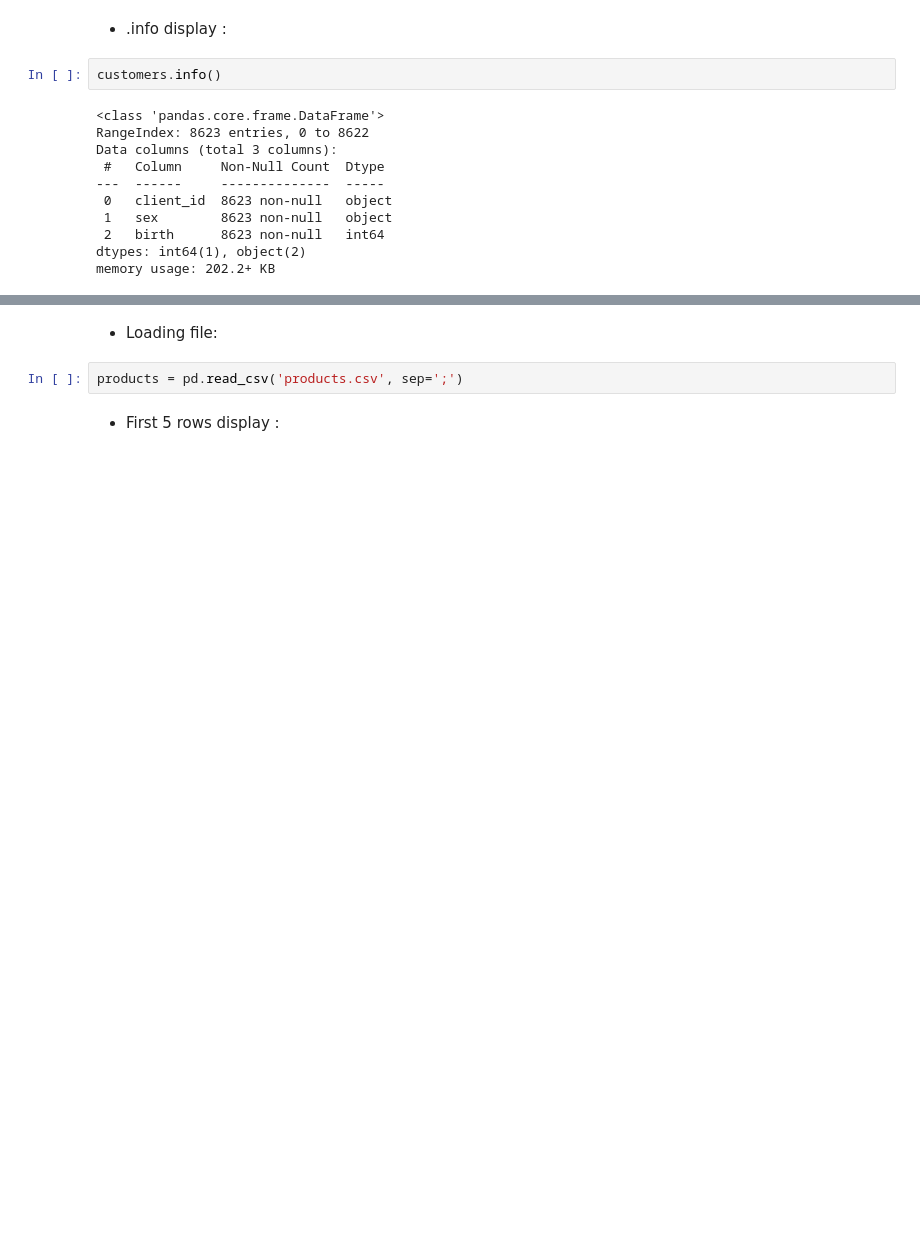
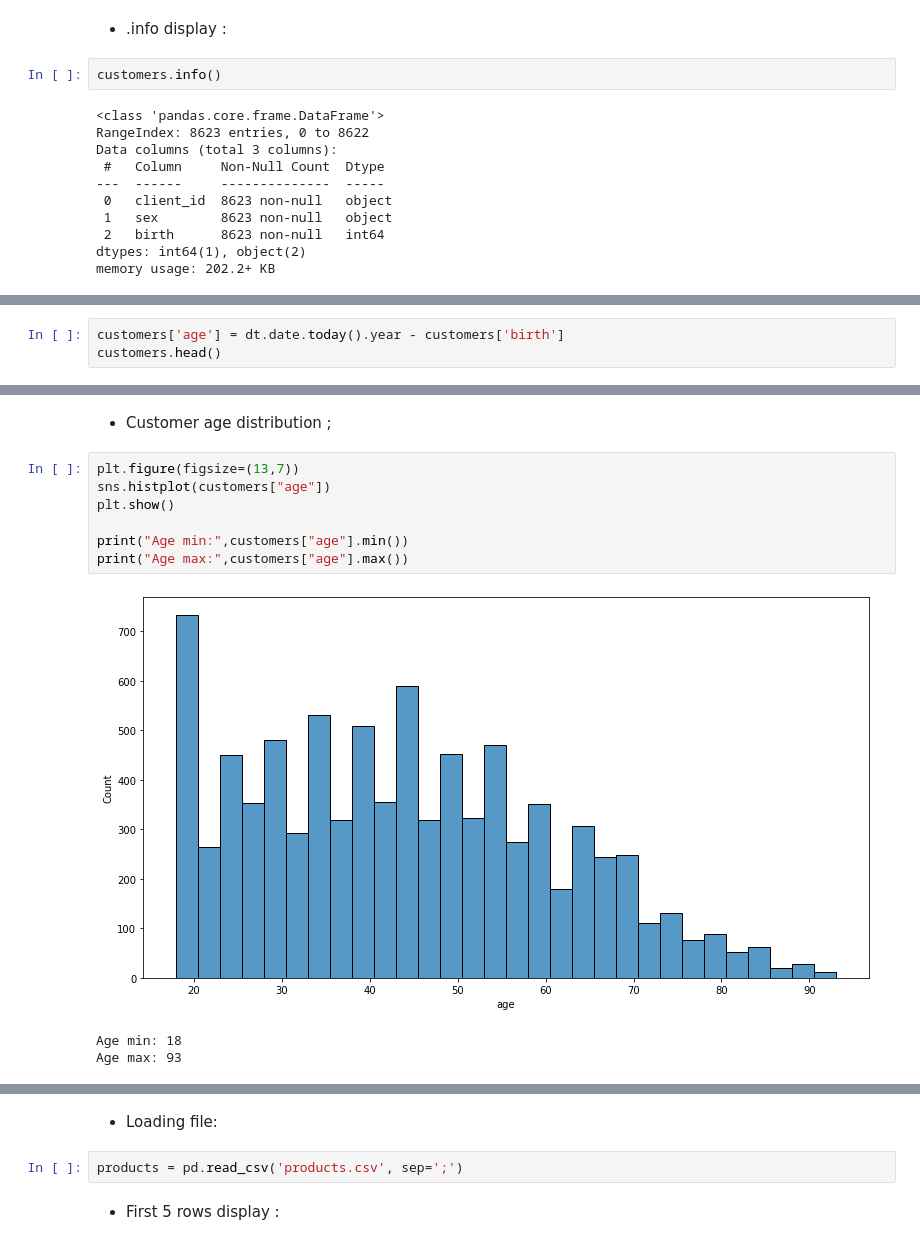
Before and after one commit to donia-nefiz/Analyze-bookstore-sales-with-Python, a Jupyter notebook: Analyze-bookstore-sales-with-Python.ipynb, the cells around one changed output, grey strips where cells are left out. Drawn from its saved outputs; the diff is of its cells as text; blank space fills up the shorter version.

```diff
--- a/Analyze-bookstore-sales-with-Python.ipynb
+++ b/Analyze-bookstore-sales-with-Python.ipynb
@@ -116,0 +129,3 @@ The column client_id does not contain duplicates
+# %%
+customers['age'] = dt.date.today().year - customers['birth']
+customers.head()
@@ -116,0 +139,13 @@ The column client_id does not contain duplicates
+# %% [markdown]
+- Customer age distribution ;
+# %%
+plt.figure(figsize=(13,7))
+sns.histplot(customers["age"])
+plt.show()
+
+print("Age min:",customers["age"].min())
+print("Age max:",customers["age"].max())
+# %% [output]
+[figure, added]
+Age min: 18
+Age max: 93
```
Also changed, not shown: parts of 102 cells of this notebook.
